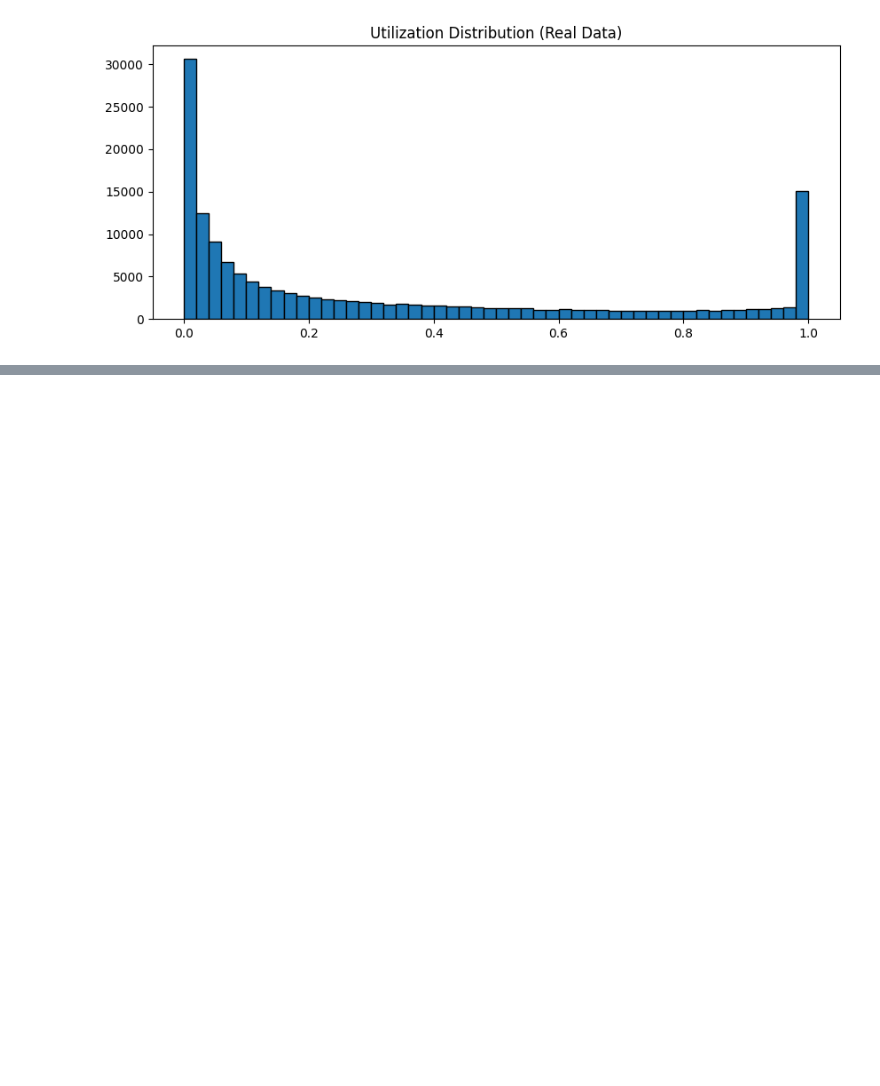
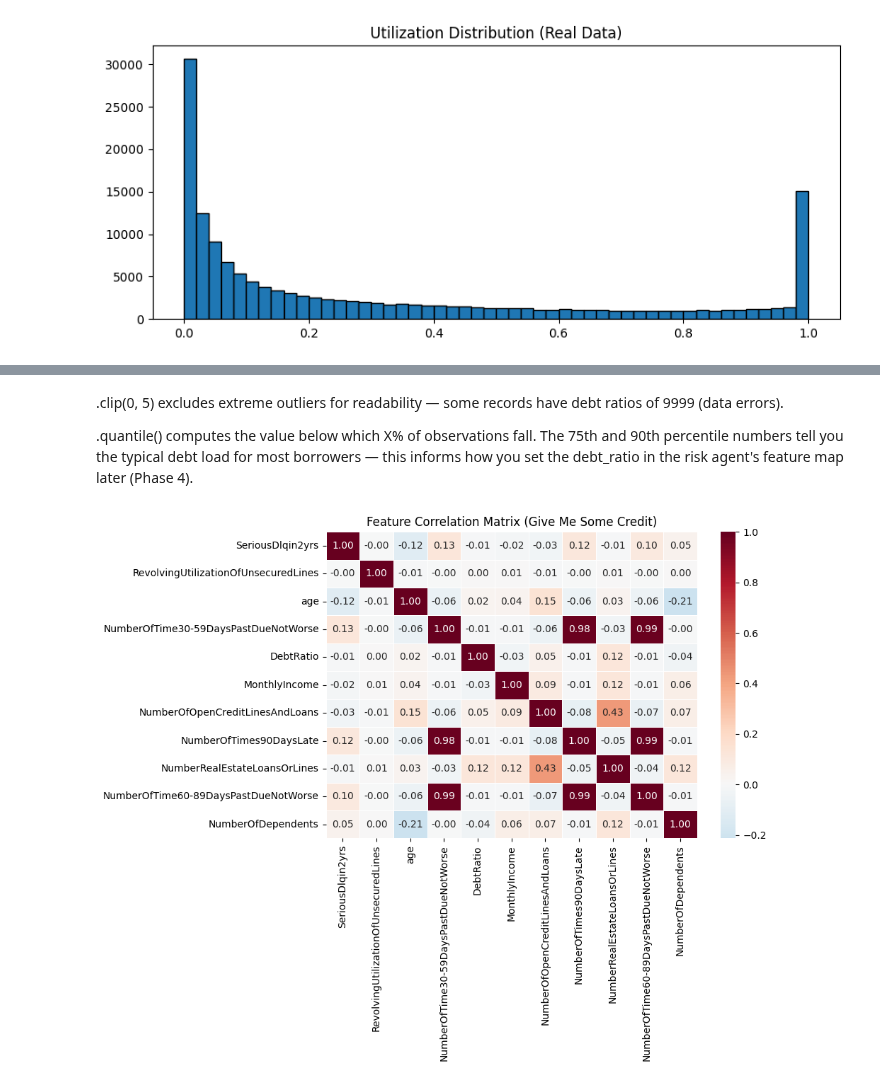
Before and after one commit to yash2484/Risk-Copilot, a Jupyter notebook: notebooks/01_real_data_eda.ipynb, the cells around one changed output, grey strips where cells are left out. Cells and saved outputs as stored; diff of their text form; code cells hidden in the pictures; blank space fills up the shorter version.

Commit message:
Phase 2.3 Update

```diff
--- a/notebooks/01_real_data_eda.ipynb
+++ b/notebooks/01_real_data_eda.ipynb
@@ -62,0 +189,19 @@ plt.show()
+# %% [markdown]
+.clip(0, 5) excludes extreme outliers for readability — some records have debt ratios of 9999 (data errors).
+
+.quantile() computes the value below which X% of observations fall. The 75th and 90th percentile numbers tell you the typical debt load for most borrowers — this informs how you set the debt_ratio in the risk agent's feature map later (Phase 4).
+# %%
+#Feature Correlation Matrix for GMSC
+
+fig, ax = plt.subplots(figsize=(10, 8))
+corr_matrix = gmsc.corr()
+
+sns.heatmap(corr_matrix, annot=True, fmt=".2f", cmap="RdBu_r",
+            center=0, ax=ax, linewidths=0.5)
+ax.set_title("Feature Correlation Matrix (Give Me Some Credit)")
+
+plt.tight_layout()
+plt.savefig(r"\Users\yashc\OneDrive\Desktop\code\Risk-Copilot\notebooks/correlation_heatmap.png", dpi=100, bbox_inches="tight")
+plt.show()
+# %% [output]
+[figure, added]
```
Also changed, not shown: parts of 10 cells of this notebook, 13 other files.
